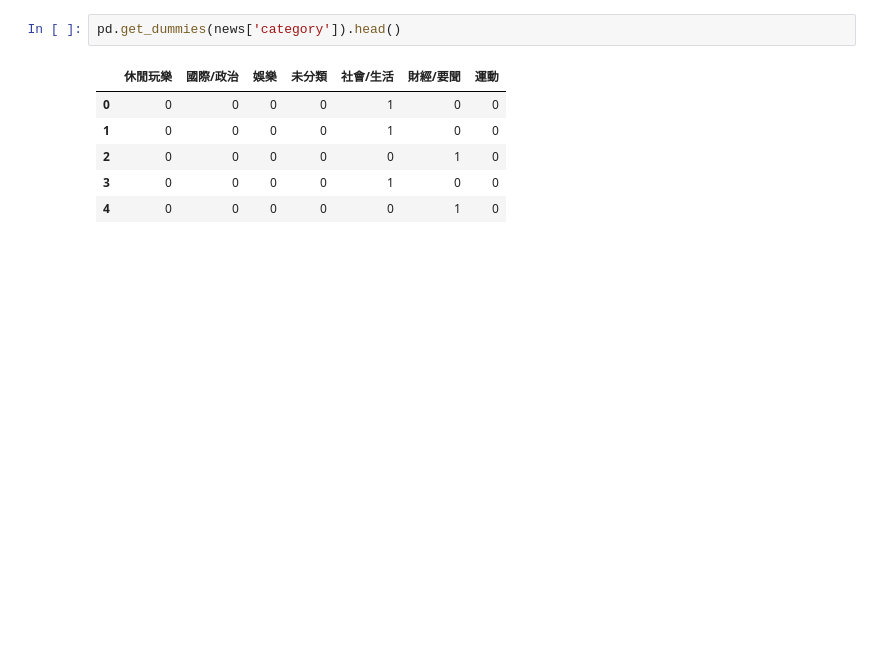
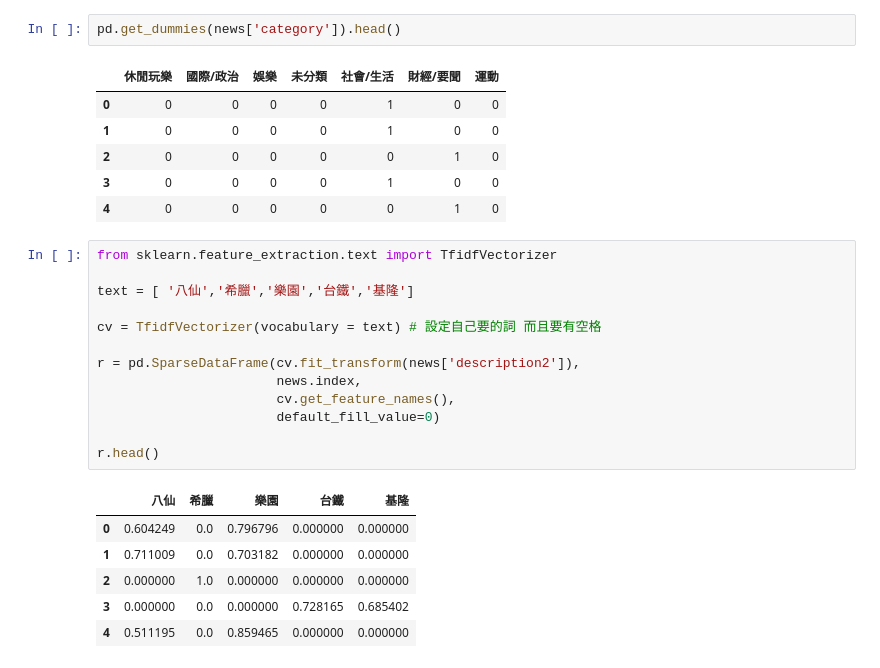
Before and after one commit to roccqqck/stock_eland, a Jupyter notebook: pandas.jieba.test.ipynb, the cells around one changed output. Saved outputs shown, nothing was run; the diff lists cells and outputs as text; blank space fills up the shorter version.

Commit message:
tfidf

```diff
--- a/pandas.jieba.test.ipynb
+++ b/pandas.jieba.test.ipynb
@@ -192,3 +192,23 @@ pd.get_dummies(news['category']).head()
 | 2 | 0 | 0 | 0 | 0 | 0 | 1 | 0 |
 | 3 | 0 | 0 | 0 | 0 | 1 | 0 | 0 |
 | 4 | 0 | 0 | 0 | 0 | 0 | 1 | 0 |
+# %%
+from sklearn.feature_extraction.text import TfidfVectorizer
+
+text = [ '八仙','希臘','樂園','台鐵','基隆']
+
+cv = TfidfVectorizer(vocabulary = text) # 設定自己要的詞 而且要有空格
+
+r = pd.SparseDataFrame(cv.fit_transform(news['description2']),
+                       news.index,
+                       cv.get_feature_names(),
+                       default_fill_value=0)
+
+r.head()
+# %% [output]
+|  | 八仙 | 希臘 | 樂園 | 台鐵 | 基隆 |
+| 0 | 0.604249 | 0.0 | 0.796796 | 0.000000 | 0.000000 |
+| 1 | 0.711009 | 0.0 | 0.703182 | 0.000000 | 0.000000 |
+| 2 | 0.000000 | 1.0 | 0.000000 | 0.000000 | 0.000000 |
+| 3 | 0.000000 | 0.0 | 0.000000 | 0.728165 | 0.685402 |
+| 4 | 0.511195 | 0.0 | 0.859465 | 0.000000 | 0.000000 |
```
Also changed, not shown: parts of 2 cells of this notebook.
